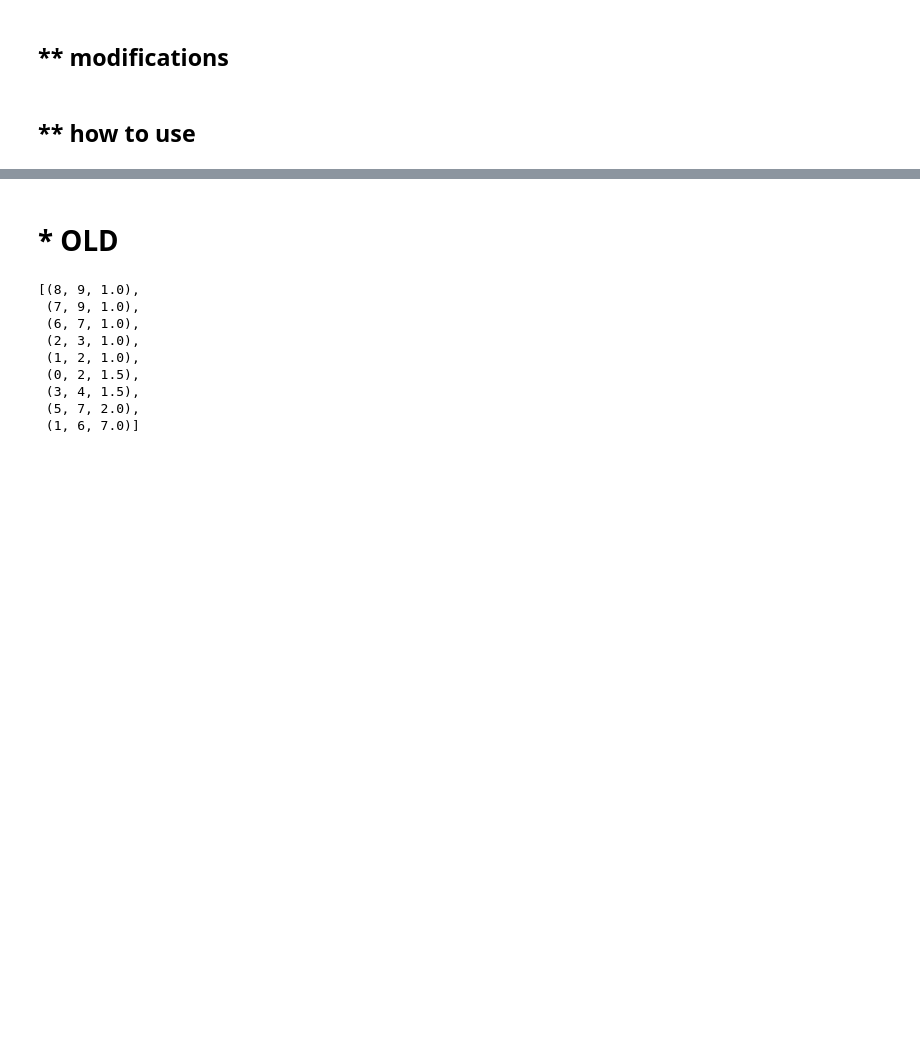
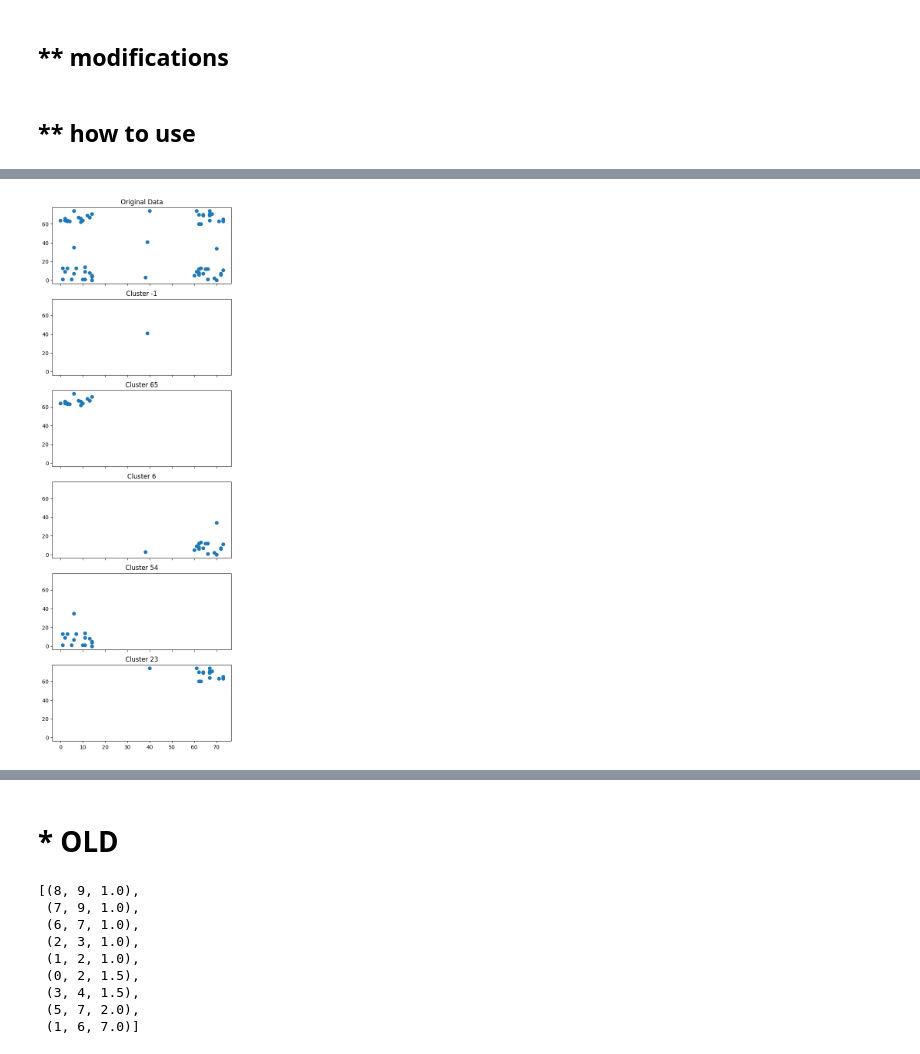
Before and after one commit to Dim314159/unsupervised, a Jupyter notebook: HDBSCAN_1.ipynb, the cells around one changed output, grey strips where cells are left out. Saved outputs shown, nothing was run; the diff lists cells and outputs as text; code cells hidden in the pictures; blank space fills up the shorter version.

```diff
--- a/HDBSCAN_1.ipynb
+++ b/HDBSCAN_1.ipynb
@@ -624,3 +675,20 @@ plt.show()
+# %%
+clusters_dict = ds_agent.get_clusters_dict()
+# %%
+n_plots = len(clusters_dict) + 1
+fig, axis = plt.subplots(n_plots, 1, sharex=True, sharey=True, figsize=(6, n_plots * 3))
+x = X_train[:, 0]
+y = X_train[:, 1]
+axis[0].scatter(x, y)
+axis[0].set_title('Original Data')
+for i, (cid, nodes) in enumerate(clusters_dict.items()):
+    x = X_train[nodes, 0]
+    y = X_train[nodes, 1]
+    axis[i+1].scatter(x, y)
+    axis[i+1].set_title(f'Cluster {cid}')
+plt.show()
+# %% [output]
+[figure, added]
 # %%
 ds_agent.debugging_history
 # %% [output]
```
Also changed, not shown: parts of 18 cells of this notebook.
